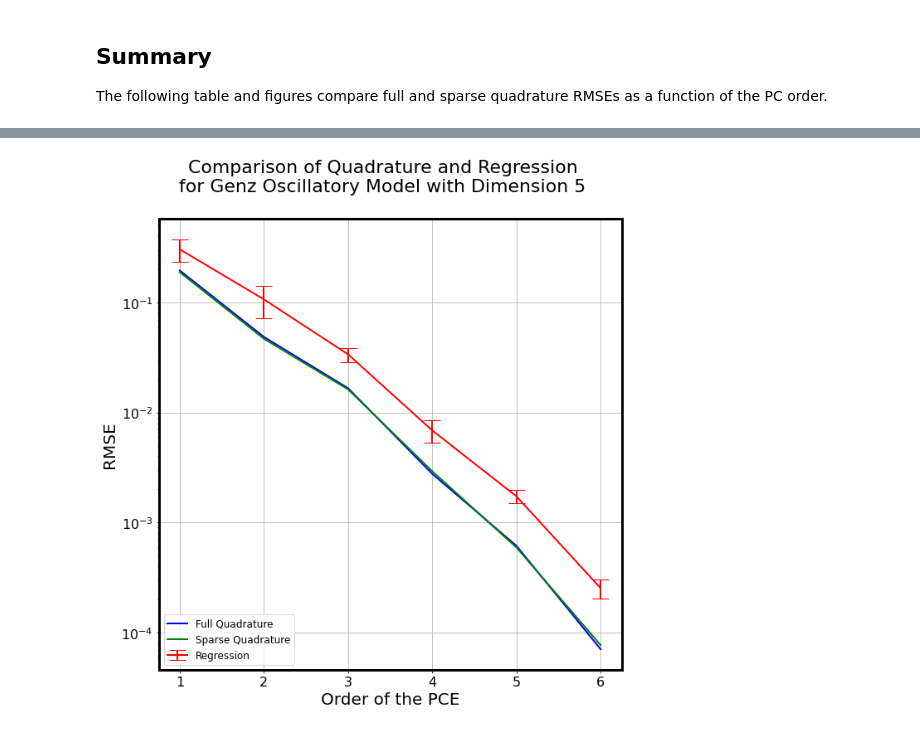
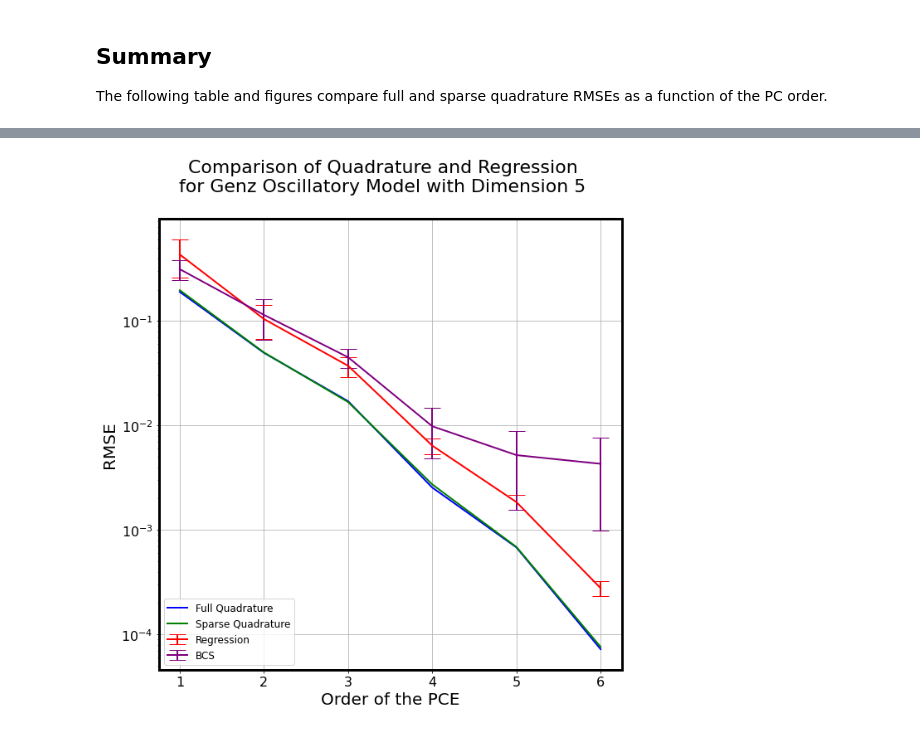
Before and after one commit to sandialabs/UQTk, a Jupyter notebook: examples/surrogate_genz/reg_gal_order.ipynb, the cells around one changed output, grey strips where cells are left out. Cells and saved outputs as stored; diff of their text form; code cells hidden in the pictures.

```diff
--- a/examples/surrogate_genz/reg_gal_order.ipynb
+++ b/examples/surrogate_genz/reg_gal_order.ipynb
@@ -33,0 +45,35 @@ rng = qmc.LatinHypercube(d=ndim, seed=42)
+# %%
+errors4=[] # list to store errors
+std4=[]
+
+# loop through different PC orders
+for nord in tot_ord:
+    RMSE4_list=[]
+    for i in range(10):
+        # Instantiate model
+        pc_model4 = uqtkpce.PCSet("NISPnoq", nord, ndim,pc_type, pc_alpha,pc_beta)
+
+        # Training points
+        npce4=pc_model4.GetNumberPCTerms()
+        nTest4=int(npce4*1.2)
+        #rand=np.random.normal(loc=0, scale=0.5, size=(nTest, ndim))
+        #rand=2*rng.random((int(nTest*1.1), ndim))-1
+        rand4=2*rng.random(n=nTest4)-1
+        f_evals4=func(rand4, model, np.ones(ndim+1))
+
+        # Coefficients
+        c_k4=pce_tools.UQTkBCS(pc_model4, f_evals4, rand4, sigma, eta, lambda_init, adaptive, optimal, scale)
+
+        # Testing points
+        #germ_samples=np.random.normal(0,1, (nSam,ndim))
+        #germ_samples=2*rng.random((nSam, ndim))-1
+        germ_samples4=2*rng.random(n=nSam)-1
+        pce_evals4=pce_tools.UQTkEvaluatePCE(pc_model4,c_k4,germ_samples4)
+        f_actual4=func(germ_samples4,model,np.ones(ndim+1))
+
+        # Error
+        MSE4 = np.square(np.subtract(f_actual4,pce_evals4)).mean()
+        RMSE4=math.sqrt(MSE4)
+        RMSE4_list.append(RMSE4)
+    errors4.append(np.array(RMSE4_list).mean())
+    std4.append(np.std(np.array(RMSE4_list)))
@@ -46,10 +110,10 @@ for nord in tot_ord:
 
         # Training points
         npce=pc_model.GetNumberPCTerms()
-        nTest=int(npce*1.1)
+        nTest=int(npce*1.2)
         #rand=np.random.normal(loc=0, scale=0.5, size=(nTest, ndim))
         #rand=2*rng.random((int(nTest*1.1), ndim))-1
-        rand=2*rng.random(n=int(nTest*1.2))-1
+        rand=2*rng.random(n=int(nTest))-1
         f_evals=func(rand, model, np.ones(ndim+1))
 
         # Coefficients
@@ -150,37 +214,38 @@ pd.DataFrame(data=np.transpose([tot_ord, errors1, errors2, errors3]), columns=["
 fig, ax = plt.subplots(figsize=(10,10))
 #Plot Quadrature Data
 plt.errorbar(tot_ord, errors1, color='r', yerr=std, xerr=None, linewidth=2, markersize=8, capsize=10,label='Regression')
+plt.errorbar(tot_ord, errors4, color='purple', yerr=std4, xerr=None, linewidth=2, markersize=8, capsize=10, label="BCS")
 plt.plot(tot_ord, errors2, color='b', linewidth=2, label='Full Quadrature')
 plt.plot(tot_ord, errors3, color='g', linewidth=2, label='Sparse Quadrature')
 #Label Axes
 plt.xlabel("Order of the PCE",fontsize=20)
 plt.ylabel("RMSE",fontsize=20)
 #Create legend
 plt.legend(loc='lower left')
 
 #Model titles to be displayed
 if model=="genz_osc":
     model_title="Genz Oscillatory"
 elif model=="genz_gaus":
     model_title="Genz Gaussian"
 elif model=="genz_ppeak":
     model_title="Genz Product-Peak"
 elif model=="genz_cpeak":
     model_title="Genz Corner-Peak"
 elif model=="genz_exp":
     model_title="Genz Exponential"
 else:
     model_title="Genz Continuous"
 
 #Add title
 fig.suptitle("Comparison of Quadrature and Regression\nfor %s Model with\
  Dimension %s"%(model_title, str(ndim)), fontsize=22)
 #Make y scale logarithmic
 plt.yscale('log')
 #Change size of tick labels
 plt.tick_params(axis='both', labelsize=16)
 
 #Show figure
 plt.show()
 # %% [output]
-[figure, old version]
+[figure, new version]
```
Also changed, not shown: parts of 5 cells of this notebook, 5 other files.
